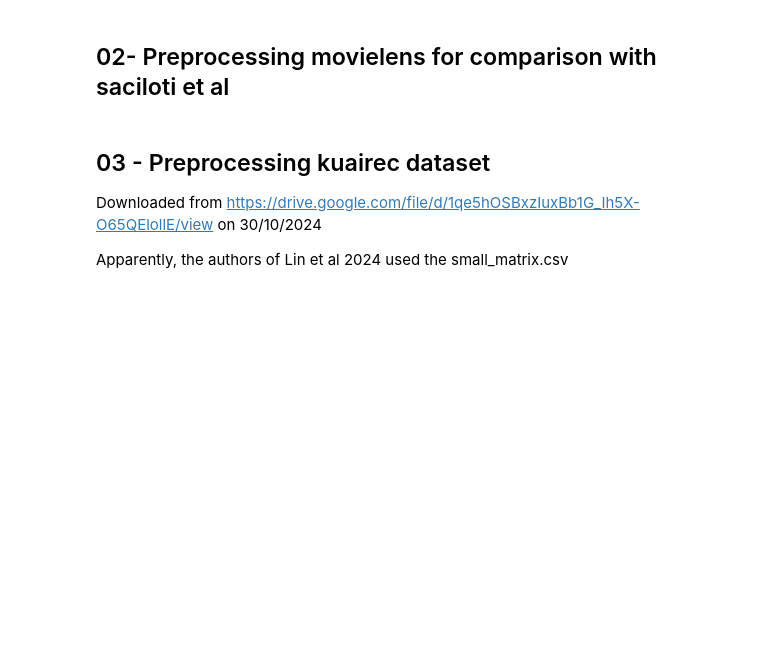
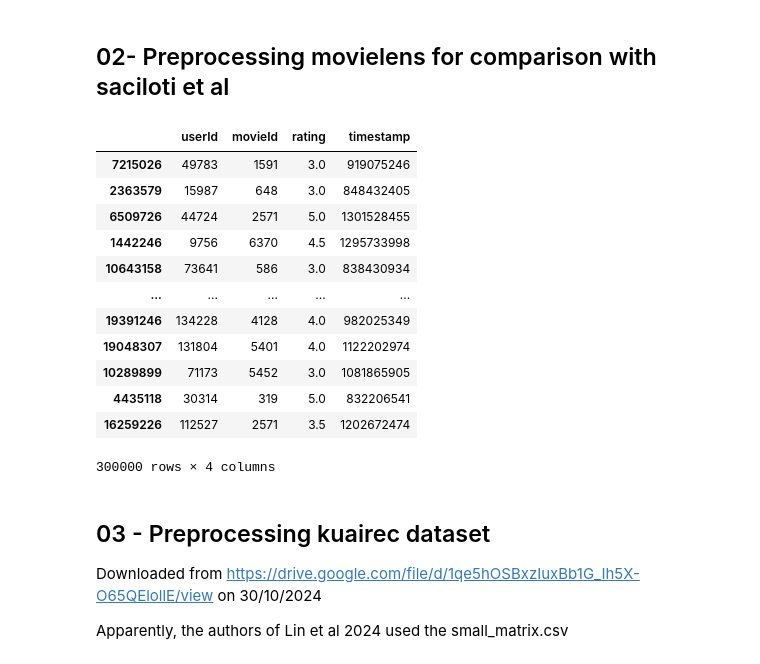
Before and after one commit to caiotda/temporalCalibration, a Jupyter notebook: 00_01-preprocess_data.ipynb, the cells around one changed output. Cells and saved outputs as stored; diff of their text form; code cells hidden in the pictures; blank space fills up the shorter version.

Commit message:
generates sample for sacilotti compariosn

```diff
--- a/00_01-preprocess_data.ipynb
+++ b/00_01-preprocess_data.ipynb
@@ -97,3 +148,47 @@ df
 df.to_csv("ml20m_filtered_300k_sample.csv")
 # %% [markdown]
 ## 02- Preprocessing movielens for comparison with saciloti et al
+# %%
+def preprocess_rating_for_sacilotti(ratings, sample_size=300_000):
+    """
+        ins:
+            ratings: pd.DataFrame
+        outs:
+            preprocessed_ratigs: pd.DataFrame
+
+        -------------------------------------
+        Preprocess the ratings df following the procedures suggested in Steck (2018).
+        The following steps are applied:
+
+        1. Remove movies with less than 10 interactions (we'll consider movies with move than
+            10 reviews)
+        2. Consider only users who have interacted with over 190 movies.
+    """
+    num_interactions = ratings.groupby("movieId").size().reset_index(name="size")
+    num_movies = ratings.groupby("userId").size().reset_index(name="num_movies")
+    m_to_remove = list(num_interactions[num_interactions["size"] <= 10].movieId.values)
+    u_to_remove = list(num_movies[num_movies["num_movies"] >= 190].userId.values)
+
+    df =ratings[~ratings["movieId"].isin(m_to_remove)]
+    df = df[~df["userId"].isin(u_to_remove)]
+    if sample_size is not None:
+        return df.sample(sample_size)
+    return df
+# %%
+filtered_ratings_s = preprocess_rating_for_sacilotti(ratings)
+# %%
+filtered_ratings_s
+# %% [output]
+|  | userId | movieId | rating | timestamp |
+| 7215026 | 49783 | 1591 | 3.0 | 919075246 |
+| 2363579 | 15987 | 648 | 3.0 | 848432405 |
+| 6509726 | 44724 | 2571 | 5.0 | 1301528455 |
+| 1442246 | 9756 | 6370 | 4.5 | 1295733998 |
+| 10643158 | 73641 | 586 | 3.0 | 838430934 |
+| ... | ... | ... | ... | ... |
+| 19391246 | 134228 | 4128 | 4.0 | 982025349 |
+| 19048307 | 131804 | 5401 | 4.0 | 1122202974 |
+| 10289899 | 71173 | 5452 | 3.0 | 1081865905 |
+| 4435118 | 30314 | 319 | 5.0 | 832206541 |
+| 16259226 | 112527 | 2571 | 3.5 | 1202672474 |
+300000 rows × 4 columns
```
Also changed, not shown: parts of 8 cells of this notebook.
